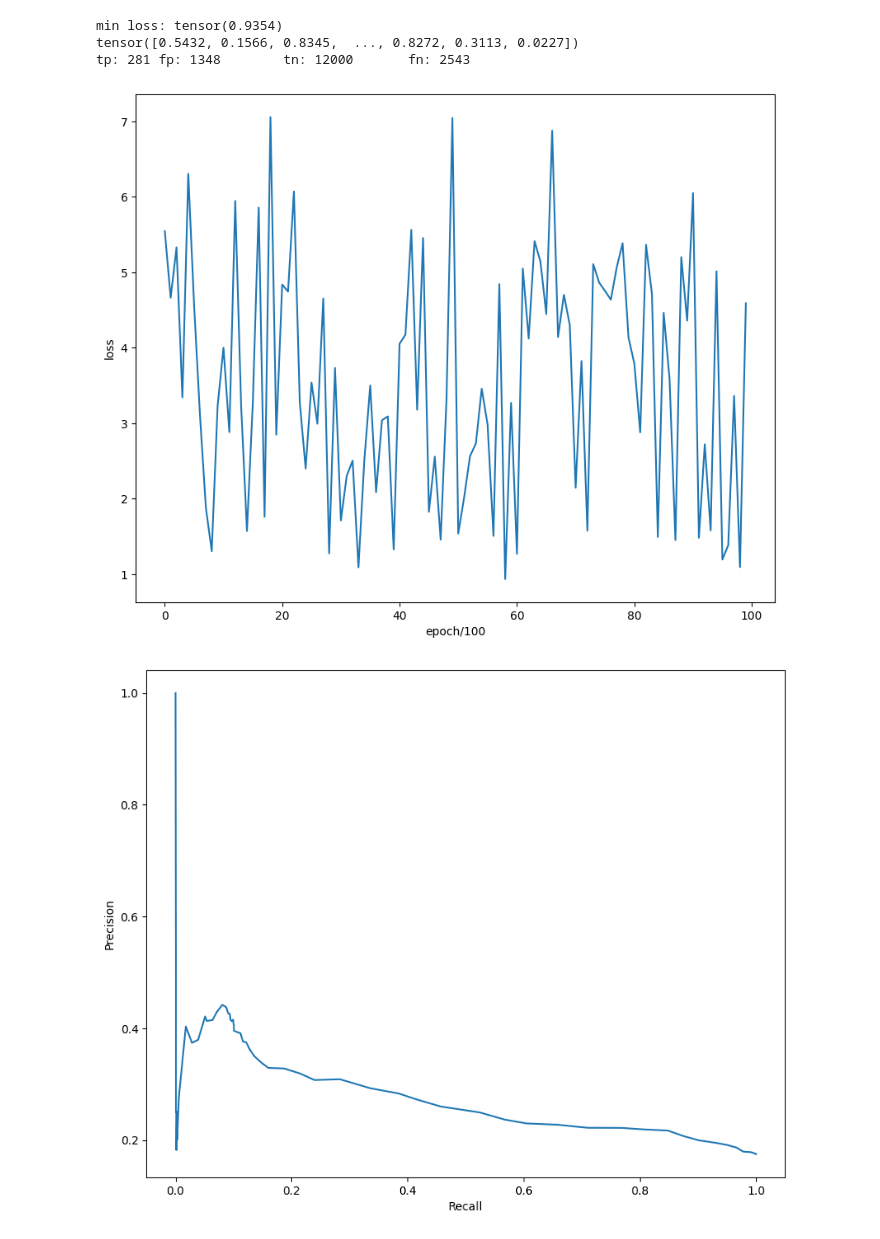
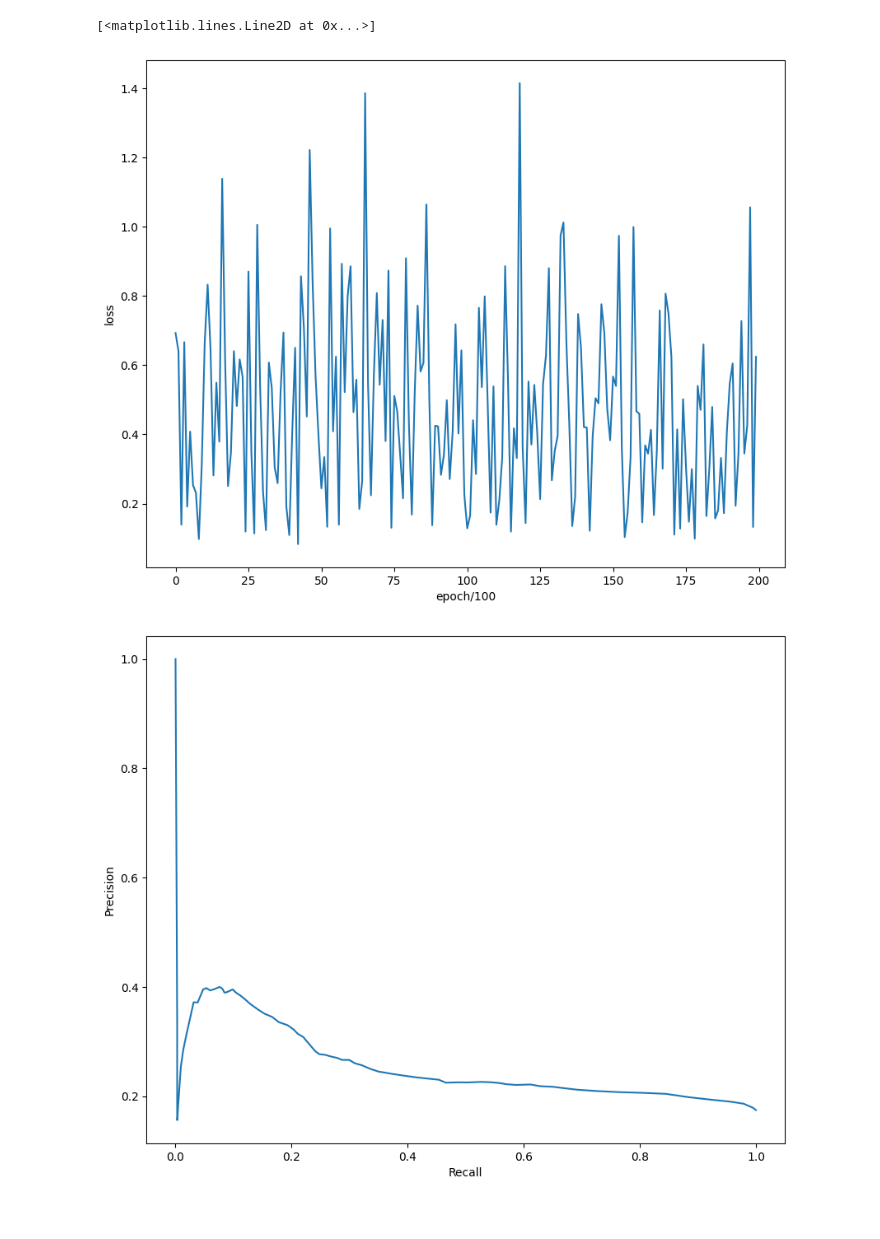
Before and after one commit to KenTheNoob/eng-ai-agents, a Jupyter notebook: assignments/assignment-2/02-assignment-1.ipynb, the cells around one changed output. Cells and saved outputs as stored; diff of their text form; code cells hidden in the pictures.

```diff
--- a/assignments/assignment-2/02-assignment-1.ipynb
+++ b/assignments/assignment-2/02-assignment-1.ipynb
@@ -144,65 +159,70 @@ print(positive, negative, float(positive)/(positive+negative))
 # %%
 def logistic(x):
     return 1/(1+math.pow(math.e, -x))
+# Initialize weights
 w = torch.zeros(x_train.size(dim=1))
+# Adding bias to the input of the logistic increased precision a bit
+bias = 0
 # A large learning rate causes large weights so the logistic function may round to 0 or 1, causing math.log to become infinity
 learning_rate = 0.1
-#lambda hyperparameter
-lambdaHyperpameter = 0.0001
 # If mini-batch is far too small(e.g. 1) we take the log loss of only 1 prediction which does not represent the dataset's overall loss well
 m = 8
-# Run for 20000 iterations
-iterations = 10000
-losses = torch.zeros(int(iterations/100))
+# lambda, momentum, and learning_rate_decay had negligible or adverse effects, so I make them small
+lambdaHyperpameter = 0.0001
+momentum_param = 0.001
+prev_velocity = torch.zeros(w.size(dim=0))
+learning_rate_decay = 0.0001
+# Save the best weights found
 best_weights = torch.zeros(x_train.size(dim=1))
 min_loss = float('inf')
-bias = 0
-prev_velocity = torch.zeros(w.size(dim=0))
-momentum_param = 0.9
-decay_rate = 0.0001
+
+iterations = 20000
+losses = torch.zeros(int(iterations/100))
 for epoch in range(iterations):
     miniBatch = torch.randint(x_train.size(dim=0),(m,))
-    loss = 0
-    gradient = torch.zeros(w.size(dim=0)).float()
     # Calculate loss
     # Equation shown below in markdown
+    loss = 0
+    for i in miniBatch:
+        yHat = logistic(torch.dot(w, x_train[i].float())+bias)
+        loss -= y_train[i]*math.log(yHat)+(1-y_train[i])*math.log(1-yHat)
+    loss = loss/m + lambdaHyperpameter*torch.sum(torch.pow(w,2))
+    if(loss<min_loss):
+        min_loss = loss
+        best_weights = w
     if (epoch%100 == 0):
-        for i in miniBatch:
-            yHat = logistic(torch.dot(w, x_train[i].float())+bias)
-            loss -= y_train[i]*math.log(yHat)+(1-y_train[i])*math.log(1-yHat)
-            #loss -= y_train[i]*torch.sum(torch.dot(w, x_train[i].float())) + math.log(1+math.pow(math.e,torch.sum(torch.dot(w, x_train[i].float()))))
-        #loss = loss/m + lambdaHyperpameter*torch.sum(torch.pow(w,2))
         losses[int(epoch/100)] = loss
-        if(loss<min_loss):
-            min_loss = loss
-            best_weights = w
     # Calculate gradient
     # Equation shown below in markdown
+    gradient = torch.zeros(w.size(dim=0)).float()
     for j in range(w.size(dim=0)):
         for i in miniBatch:
             gradient[j] += (logistic(torch.dot(w, x_train[i].float())+bias)-y_train[i])*x_train[i][j] + 2*lambdaHyperpameter*w[j]
-    gradient =  gradient + momentum_param*prev_velocity
-    prev_velocity = gradient
+    # Calculate momentum(ignored since momentum_param = 0)
+    velocity =  gradient + momentum_param*prev_velocity
+    prev_velocity = velocity
     # Update weights
+    new_learning_rate = learning_rate * 1/float(1+learning_rate_decay*epoch)
+    w = w - new_learning_rate*gradient
+    # Update bias
     db = 0
     for i in miniBatch:
         db += logistic(torch.dot(w, x_train[i].float())+bias)-y_train[i]
     db /= m
-    learning_rate *= math.pow(math.e, -decay_rate*epoch)
-    w -= learning_rate*gradient
-    bias -= learning_rate*db
+    bias = bias - learning_rate*db
     #if(epoch%100==0):
     #    print("epoch: " + str(epoch) + "   loss: " + str(loss) + "   gradient: " + str(gradient) + "   w: " + str(w) + "\n")
 w = best_weights
-print("min loss: " + str(min_loss))
 # Plot loss vs epoch
 plt.figure(figsize=[10,8])
 plt.plot(losses)
 plt.xlabel("epoch/100")
 plt.ylabel("loss")
+# Make predictions
 y_pred = torch.zeros(x_test.size(dim=0))
 for i in range(x_test.size(dim=0)):
     y_pred[i] = logistic(torch.dot(w, x_test[i].float())+bias)
+# Calcuclate precision and recall at different thresholds
 thresholds = torch.linspace(0,1,100)
 precision = torch.zeros(thresholds.size(dim=0))
 recall = torch.zeros(thresholds.size(dim=0))
@@ -210,49 +230,34 @@ index = 0
 for threshold in thresholds:
     tp = 0
     fp = 0
     tn = 0
     fn = 0
     for i in range(x_test.size(dim=0)):
         if(y_pred[i] >= threshold):
             if(y_test[i] == 1):
                 tp += 1
             else:
                 fp += 1
         else:
             if(y_test[i] == 0):
                 tn += 1
             else:
                 fn += 1
     if(fp == 0):
         precision[index] = 1
     else:
         precision[index] = float(tp)/(tp+fp)
     if(fn == 0):
         recall[index] = 1
     else:
         recall[index] = float(tp)/(tp+fn)
     index += 1
+# Plot precision vs recall
 plt.figure(figsize=[10,8])
 plt.xlabel('Recall')
 plt.ylabel('Precision')
 plt.plot(recall,precision)
-y_pred = torch.rand(x_test.size(dim=0))
-print(y_pred)
-for i in range(x_test.size(dim=0)):
-    if(y_pred[i] >= 0.8):
-        if(y_test[i] == 1):
-            tp += 1
-        else:
-            fp += 1
-    else:
-        if(y_test[i] == 0):
-            tn += 1
-        else:
-            fn += 1
-print(f"tp: {tp}\tfp: {fp}\ttn: {tn}\tfn: {fn}")
 # %% [output]
-min loss: tensor(0.9354)
-tensor([0.5432, 0.1566, 0.8345,  ..., 0.8272, 0.3113, 0.0227])
-tp: 281 fp: 1348        tn: 12000       fn: 2543
+[<matplotlib.lines.Line2D at 0x...>]
-[figure, old version]
+[figure, new version]
-[figure, old version]
+[figure, new version]
```
Also changed, not shown: parts of 6 cells of this notebook.
